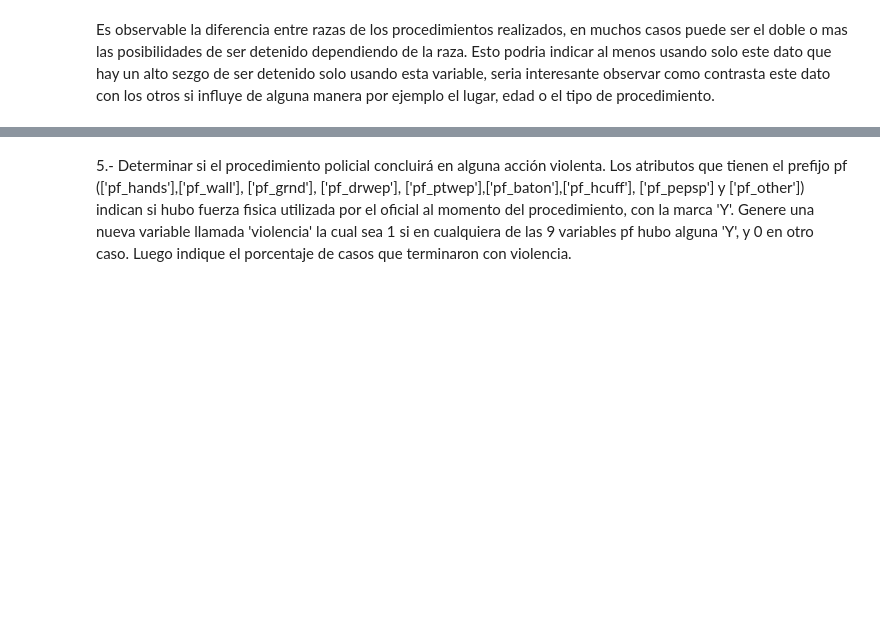
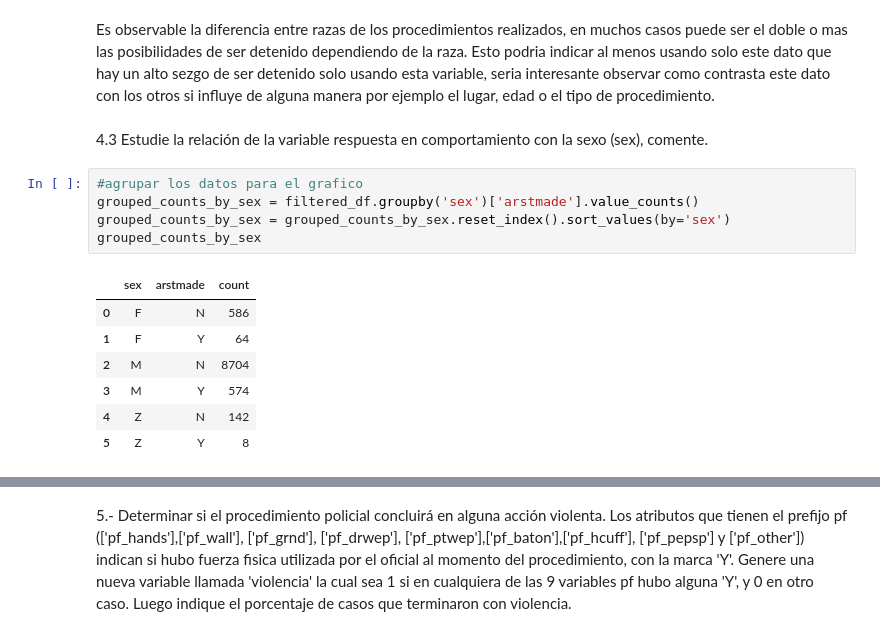
Before and after one commit to saert3311/ciencia-datos-aspasia, a Jupyter notebook: M5/ejercicio_final.ipynb, the cells around one changed output, grey strips where cells are left out. Drawn from its saved outputs; the diff is of its cells as text; blank space fills up the shorter version.

```diff
--- a/M5/ejercicio_final.ipynb
+++ b/M5/ejercicio_final.ipynb
@@ -199,3 +203,19 @@ g.set_axis_labels("Race", "Procedures")
 Es observable la diferencia entre razas de los procedimientos realizados, en muchos casos puede ser el doble o mas las posibilidades de ser detenido dependiendo de la raza.
 Esto podria indicar al menos usando solo este dato que hay un alto sezgo de ser detenido solo usando esta variable, seria interesante observar como contrasta este dato con
 los otros si influye de alguna manera por ejemplo el lugar, edad o el tipo de procedimiento.
+# %% [markdown]
+4.3 Estudie la relación de la variable respuesta en comportamiento con la
+sexo (sex), comente.
+# %%
+#agrupar los datos para el grafico
+grouped_counts_by_sex = filtered_df.groupby('sex')['arstmade'].value_counts()
+grouped_counts_by_sex = grouped_counts_by_sex.reset_index().sort_values(by='sex')
+grouped_counts_by_sex
+# %% [output]
+|  | sex | arstmade | count |
+| 0 | F | N | 586 |
+| 1 | F | Y | 64 |
+| 2 | M | N | 8704 |
+| 3 | M | Y | 574 |
+| 4 | Z | N | 142 |
+| 5 | Z | Y | 8 |
```
Also changed, not shown: parts of 23 cells of this notebook.
